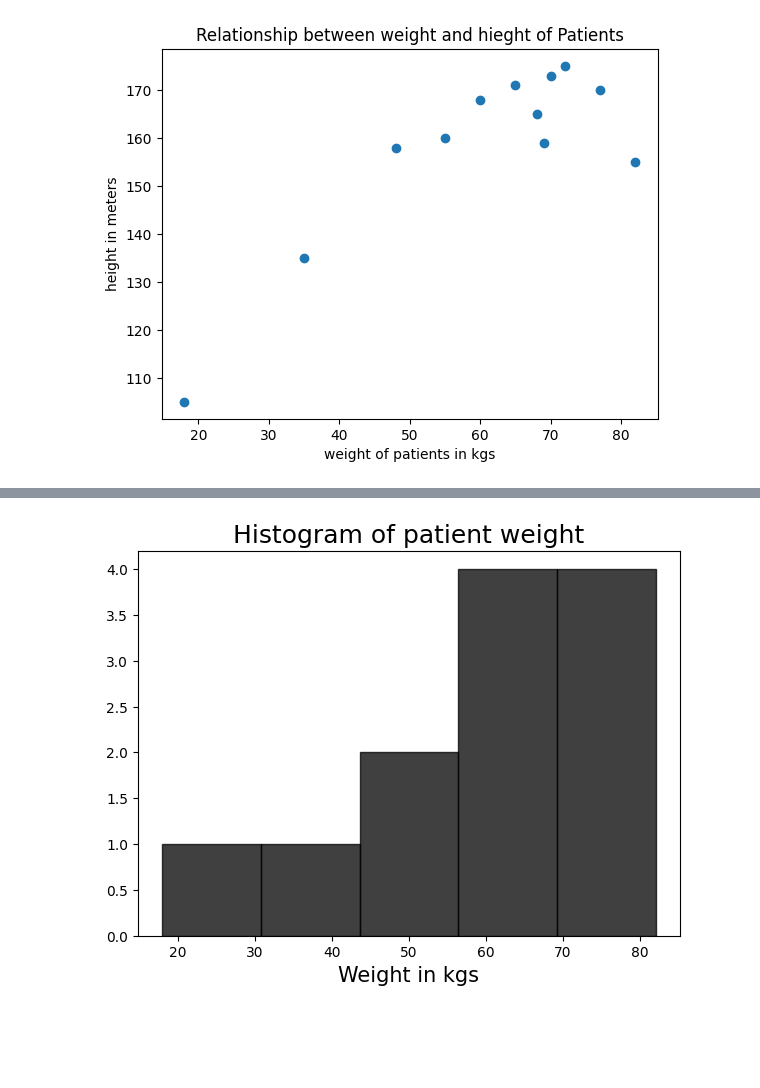
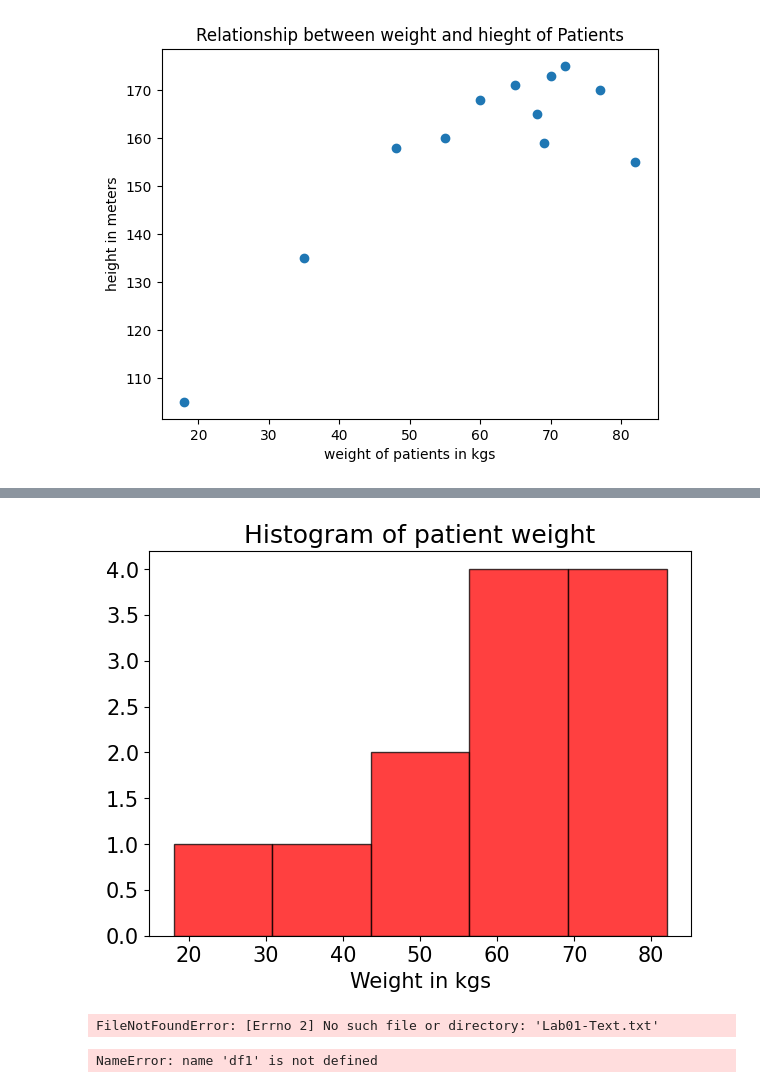
Before and after one commit to Sanjay4036/AIML-2025, a Jupyter notebook: AIML_LAB_01_(6_8).ipynb, the cells around one changed output, grey strips where cells are left out. Saved outputs shown, nothing was run; the diff lists cells and outputs as text; code cells hidden in the pictures; blank space fills up the shorter version.

```diff
--- a/AIML_LAB_01_(6_8).ipynb
+++ b/AIML_LAB_01_(6_8).ipynb
@@ -90,11 +112,14 @@ plt.show()
 # %%
 import numpy as np
 plt.figure(figsize=(7,5))
 
-plt.hist(weight,color='black', edgecolor='k', alpha=0.75, bins=5) #bins=5 : the number of bins(intervals) to divide the
+# Main plot function 'hist'
+plt.hist(weight,color='red',edgecolor='k', alpha=0.75,bins=5)
 
-plt.title("Histogram of patient weight", fontsize=18)
-plt.xlabel("Weight in kgs", fontsize=15)
+plt.title("Histogram of patient weight",fontsize=18)
+plt.xlabel("Weight in kgs",fontsize=15)
+plt.xticks(fontsize=15)
+plt.yticks(fontsize=15)
 plt.show()
 # %% [output]
-[figure, old version]
+[figure, new version]
@@ -100,0 +129,8 @@ plt.show()
+# %%
+df1 = pd.read_table("Lab01-Text.txt")
+# %% [output]
+FileNotFoundError: [Errno 2] No such file or directory: 'Lab01-Text.txt'
+# %%
+df1
+# %% [output]
+NameError: name 'df1' is not defined
```
Also changed, not shown: parts of 13 cells of this notebook.
